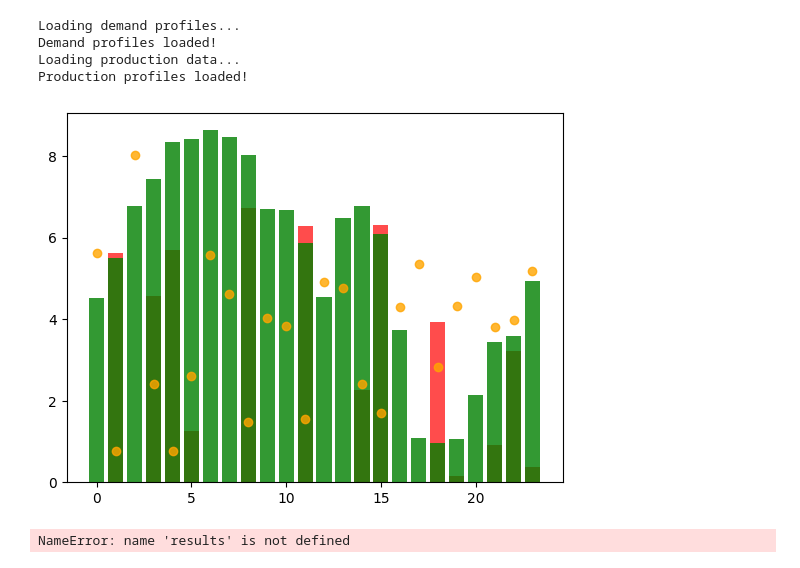
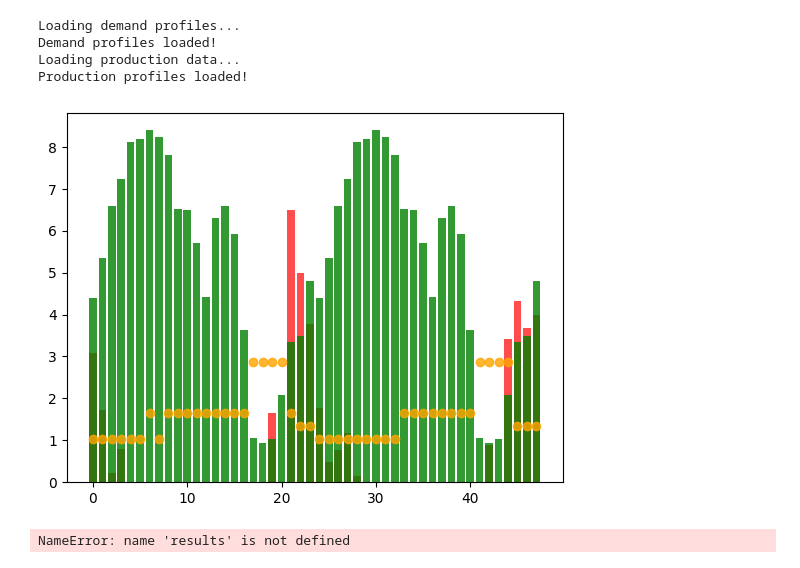
Before and after one commit to antonhlenander/CommunityFlex, a Jupyter notebook: plotting_twolevel.ipynb, the cells around one changed output. Saved outputs shown, nothing was run; the diff lists cells and outputs as text; code cells hidden in the pictures.

```diff
--- a/plotting_twolevel.ipynb
+++ b/plotting_twolevel.ipynb
@@ -4,8 +4,8 @@ import cloudpickle
 import numpy as np
 from datamanager import DataManager
 
-path = "output/flex_balance_multi/results.pkl"
-outputfolder = "output/flex_balance_twolevel/"
+path = "output/flex_multi_combined/results.pkl"
+outputfolder = "output/flex_multi_combined/"
 start = 48*30*1
 end = 48*30*1 + 48*2
 dm = DataManager(prod_path='data/eval/pv.csv', demand_path='data/eval/demandprofiles.csv', cap_path='data/eval/caps.csv')
@@ -35,8 +35,8 @@ for rollout in results:
 
     agent_actions = [action for action in agent_actions if action is not None]
 
-    start = 48*16
-    end = start + 48*1
+    start = 48*30*6
+    end = start + 48*2
 
     total_import = total_import[1:] + [0]
 
@@ -49,34 +49,34 @@ for rollout in results:
 
     # agent_actions = agent_actions[start:end]
     # capacity_balance = capacity_balance[start:end]
     # cap_limits = cap_limits[start:end]
     # total_import = total_import[start:end]
     # prices = prices[start:end]
 
 
     plt.bar(range(len(total_import)), total_import, color="red", alpha=0.7)
     plt.bar(range(len(cap_limits)), cap_limits, color="green", alpha=0.8, label="Capacity limit")
     plt.scatter(range(len(prices)), prices, label="Price", color="orange", alpha=0.8)
     # plt.savefig(f"{outputfolder}import_limits.png")
     # plt.close()
     plt.show()
 
     #Plot distribution of agent action per step for all rollouts
     # plt.hist(agent_actions, bins=30, edgecolor='black')
     # prices = np.linspace(0.1, max_price, num=30)
     # print(prices)
     # plt.xticks(prices)
     # plt.title("Distribution of action values")
     # plt.xlabel("Agent action")
     # plt.ylabel("Frequency")
     # plt.savefig(f"action_dist_{aid}.png")
     # plt.close()
 # %% [output]
 Loading demand profiles...
 Demand profiles loaded!
 Loading production data...
 Production profiles loaded!
-[figure, old version]
+[figure, new version]
 # %%
 results = list(results)
 for rollout in results:
```
Also changed, not shown: 4 other files.
